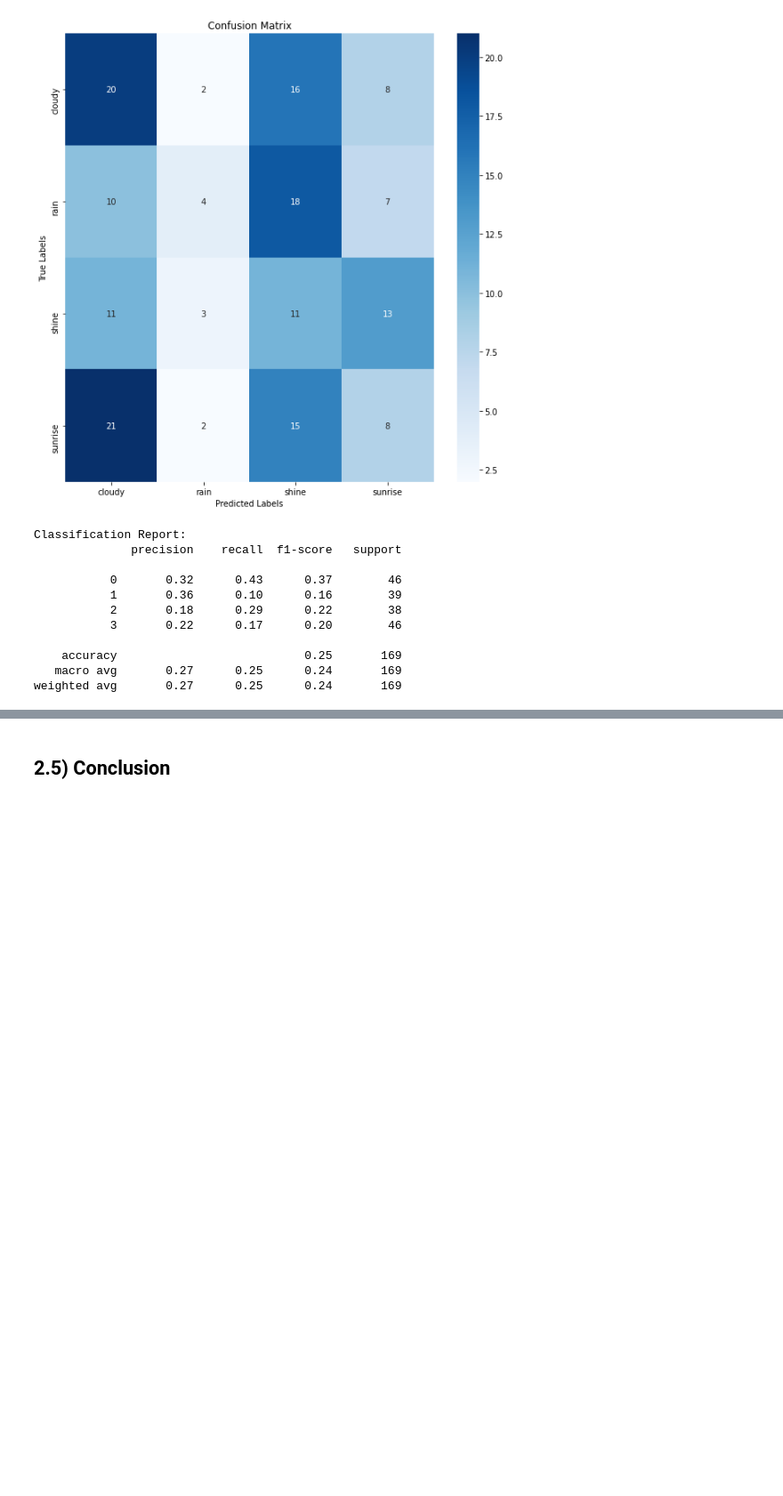
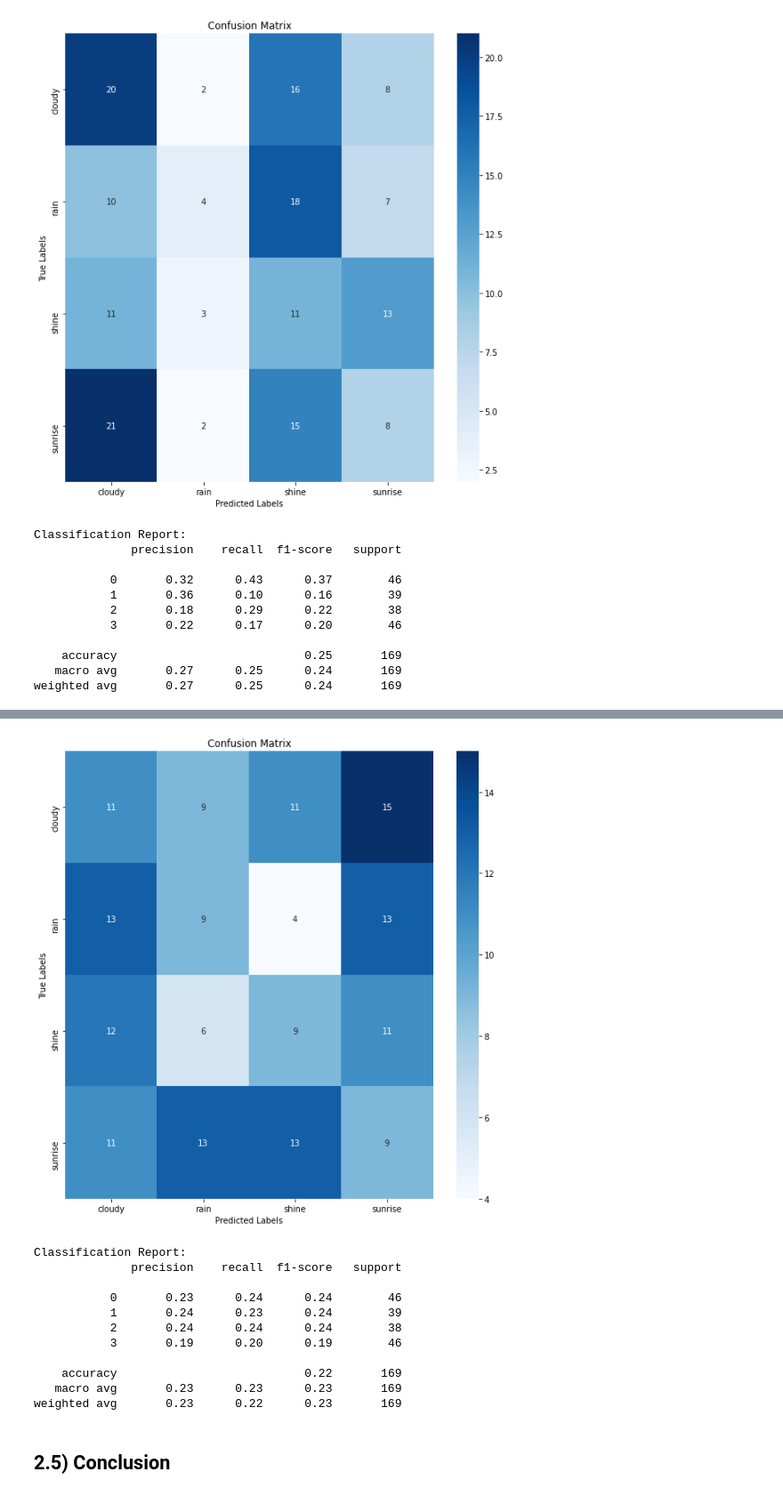
Before and after one commit to Dominic-Mu/dsc-phase-4-group-19-project, a Jupyter notebook: index.ipynb, the cells around one changed output, grey strips where cells are left out. Shown at 89% size. Cells and saved outputs as stored; diff of their text form; code cells hidden in the pictures; blank space fills up the shorter version.

```diff
--- a/index.ipynb
+++ b/index.ipynb
@@ -819,2 +970,43 @@ weighted avg       0.27      0.25      0.24       169
+# %%
+# Making predictions on the test data using the trained model
+y_pred = model.predict(test_gen)
+y_pred_classes = np.argmax(y_pred, axis=1)
+
+# Get the true classes from the test data
+true_classes = test_gen.classes
+
+# Calculating confusion matrix
+conf_matrix = confusion_matrix(true_classes, y_pred_classes)
+
+# Getting the class labels
+class_labels = weather_classes
+
+# Plotting the confusion matrix using Seaborn
+plt.figure(figsize=((10, 10)))
+sns.heatmap(conf_matrix, annot=True, fmt='d', cmap='Blues', xticklabels=class_labels, yticklabels=class_labels)
+plt.xlabel('Predicted Labels')
+plt.ylabel('True Labels')
+plt.title('Confusion Matrix')
+plt.show()
+
+# Generating classification report
+class_report = classification_report(true_classes, y_pred_classes)
+
+# Print classification report
+print("Classification Report:")
+print(class_report)
+# %% [output]
+[figure, added]
+Classification Report:
+              precision    recall  f1-score   support
+
+           0       0.23      0.24      0.24        46
+           1       0.24      0.23      0.24        39
+           2       0.24      0.24      0.24        38
+           3       0.19      0.20      0.19        46
+
+    accuracy                           0.22       169
+   macro avg       0.23      0.23      0.23       169
+weighted avg       0.23      0.22      0.23       169
 # %%
 # Saving the best model
```
Also changed, not shown: parts of 11 cells of this notebook, 1 other file.
